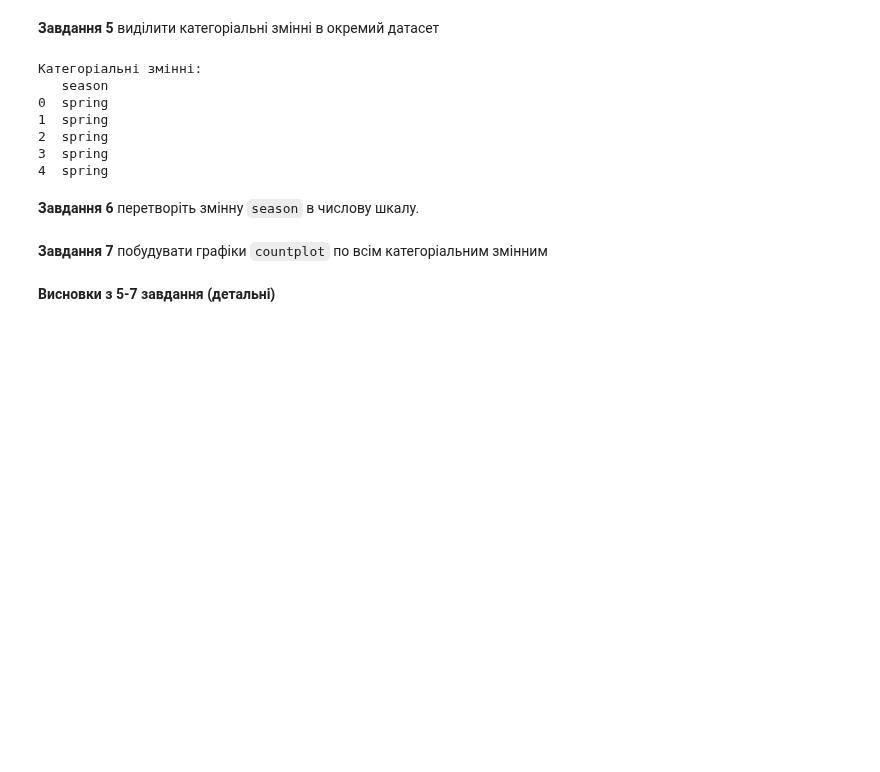
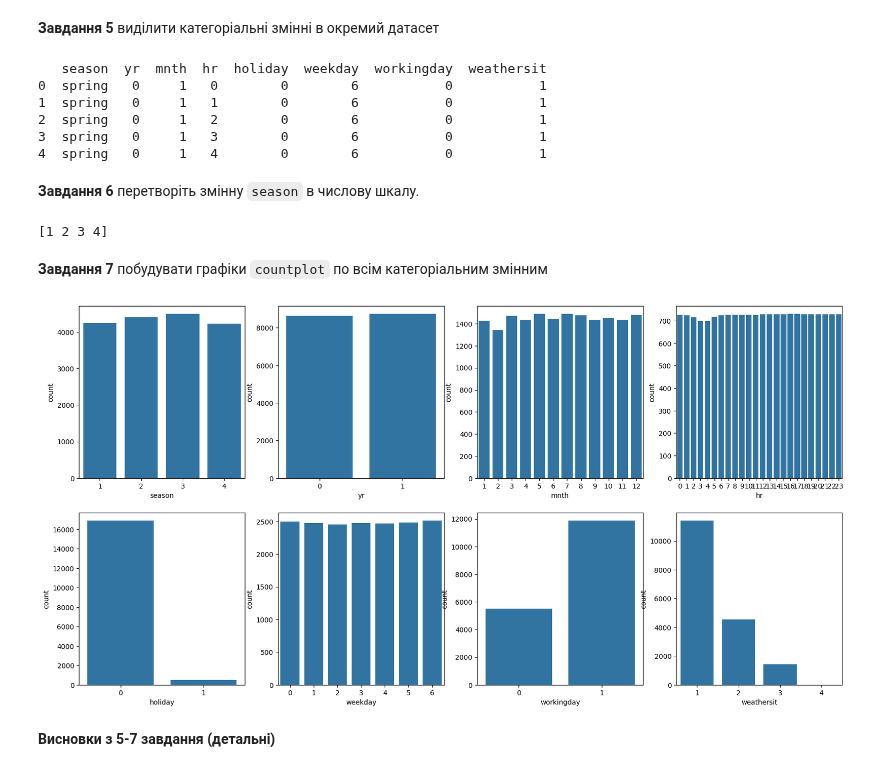
Before and after one commit to Prosik2205/OSHI, a Jupyter notebook: Task4_Regression_basicAI_prosimyak_oleksander .ipynb, the cells around one changed output. Drawn from its saved outputs; the diff is of its cells as text; code cells hidden in the pictures; blank space fills up the shorter version.

```diff
--- a/Task4_Regression_basicAI_prosimyak_oleksander .ipynb
+++ b/Task4_Regression_basicAI_prosimyak_oleksander .ipynb
@@ -151,35 +151,40 @@ Last day of dataset - 2012-12-31 00:00:00
 #Аналіз категоріальних змінних
 # %% [markdown]
 **Завдання 5** виділити категоріальні змінні в окремий датасет
-# %%
-# data_categorical = data['']
-categorical_data = data.select_dtypes(include=['object'])
-
-# Виведення категоріальних змінних
-print("Категоріальні змінні:")
-print(categorical_data.head())
-# %% [output]
-Категоріальні змінні:
-   season
-0  spring
-1  spring
-2  spring
-3  spring
-4  spring
+# %%
+data_categorical = ['season', 'yr', 'mnth', 'hr', 'holiday', 'weekday', 'workingday', 'weathersit']
+data_ct = data[data_categorical]
+print(data_ct.head(5))
+
+data_ct.to_csv("data_categorical.csv")
+# %% [output]
+   season  yr  mnth  hr  holiday  weekday  workingday  weathersit
+0  spring   0     1   0        0        6           0           1
+1  spring   0     1   1        0        6           0           1
+2  spring   0     1   2        0        6           0           1
+3  spring   0     1   3        0        6           0           1
+4  spring   0     1   4        0        6           0           1
 # %% [markdown]
 **Завдання 6** перетворіть змінну `season` в числову шкалу.
 # %%
 def encode_season(df: pd.DataFrame, season_col_name: str):
-  df[season_col_name] = #your code
+  df[season_col_name] = data['season'].replace({'spring':1, 'summer':2, 'autumn':3, 'winter':4})
   return df
 
 data = encode_season(data, 'season')
+print(data['season'].unique())
+# %% [output]
+[1 2 3 4]
 # %% [markdown]
 **Завдання 7** побудувати графіки `countplot` по всім категоріальним змінним
 # %%
 fig, ax = plt.subplots(2, 4, figsize=(20, 10))
 for variable, subplot in zip(data_categorical, ax.flatten()):
-  #your code
+  sns.countplot(x=variable,data=data,ax=subplot)
+
+plt.show()
+# %% [output]
+[figure, added]
 # %% [markdown]
 **Висновки з 5-7 завдання (детальні)**
 # %% [markdown]
```
Also changed, not shown: parts of 4 cells of this notebook, 2 other files.
